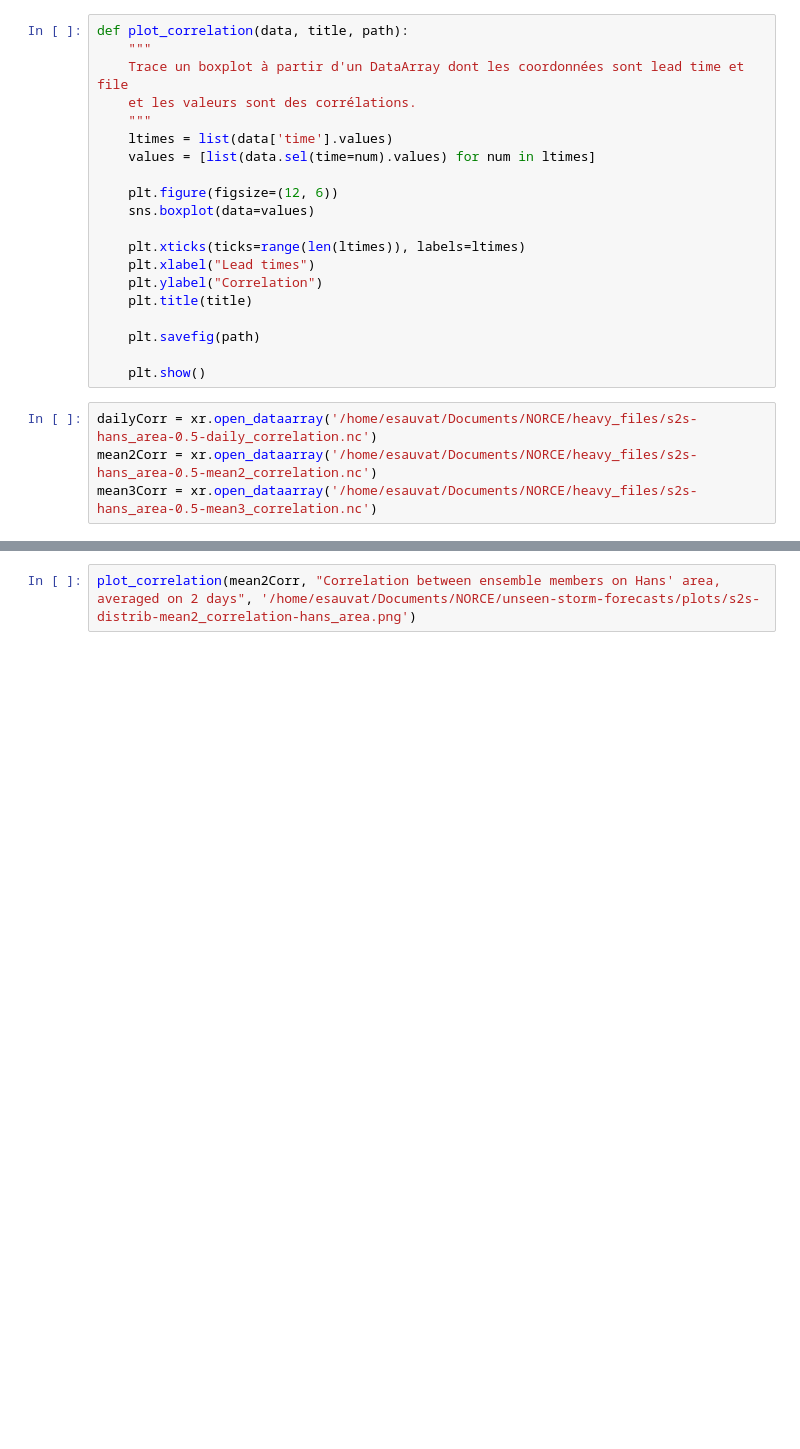
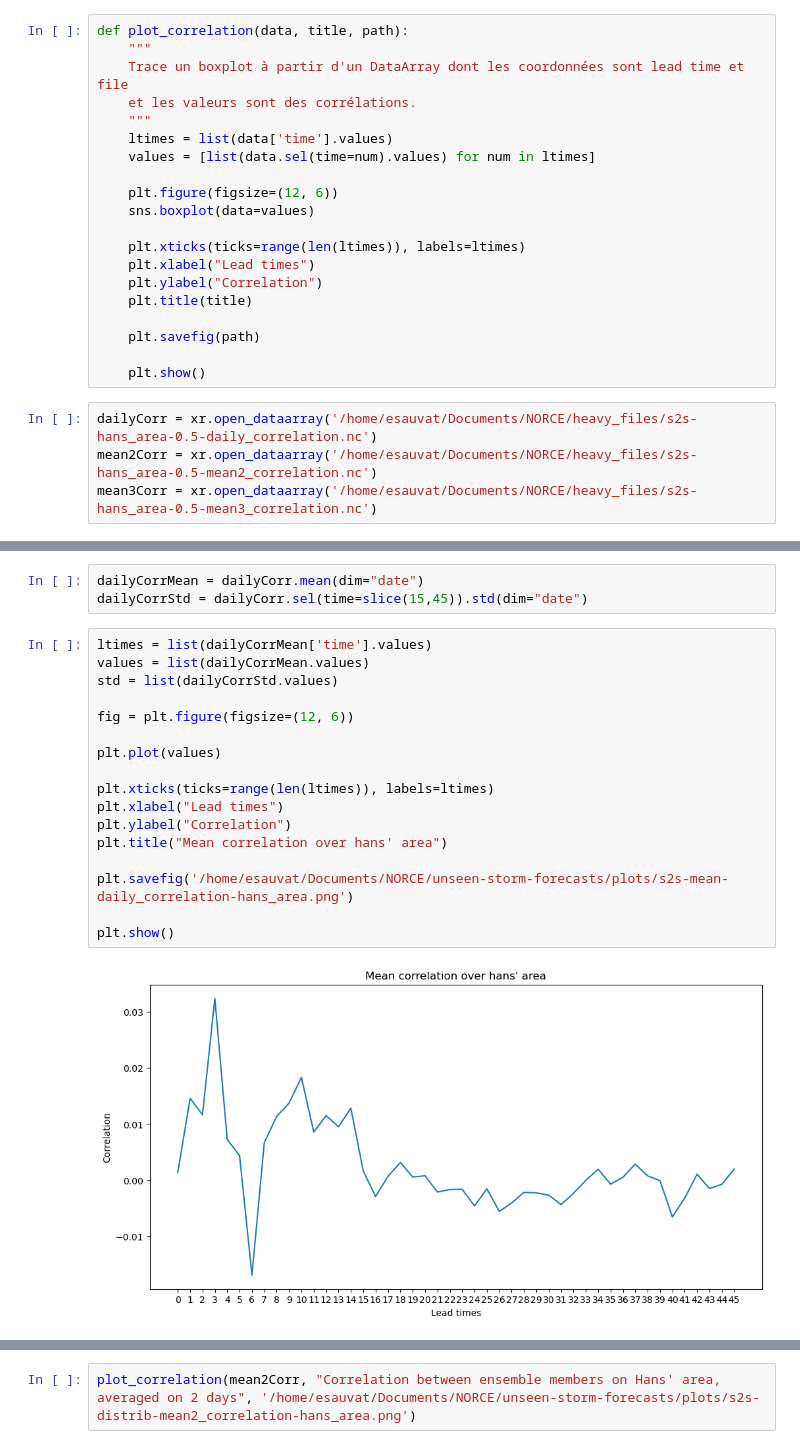
Before and after one commit to esauvat/unseen-storm-forecasts, a Jupyter notebook: script/plotter.ipynb, the cells around one changed output, grey strips where cells are left out. Cells and saved outputs as stored; diff of their text form; blank space fills up the shorter version.

Commit message:
correlation statistics v1

```diff
--- a/script/plotter.ipynb
+++ b/script/plotter.ipynb
@@ -154,0 +170,22 @@ UnboundLocalError: cannot access local variable 'boxprops' where it is not assoc
+# %%
+dailyCorrMean = dailyCorr.mean(dim="date")
+dailyCorrStd = dailyCorr.sel(time=slice(15,45)).std(dim="date")
+# %%
+ltimes = list(dailyCorrMean['time'].values)
+values = list(dailyCorrMean.values)
+std = list(dailyCorrStd.values)
+
+fig = plt.figure(figsize=(12, 6))
+
+plt.plot(values)
+
+plt.xticks(ticks=range(len(ltimes)), labels=ltimes)
+plt.xlabel("Lead times")
+plt.ylabel("Correlation")
+plt.title("Mean correlation over hans' area")
+
+plt.savefig('/home/esauvat/Documents/NORCE/unseen-storm-forecasts/plots/s2s-mean-daily_correlation-hans_area.png')
+
+plt.show()
+# %% [output]
+[figure, added]
```
Also changed, not shown: parts of 3 cells of this notebook, 5 other files.
